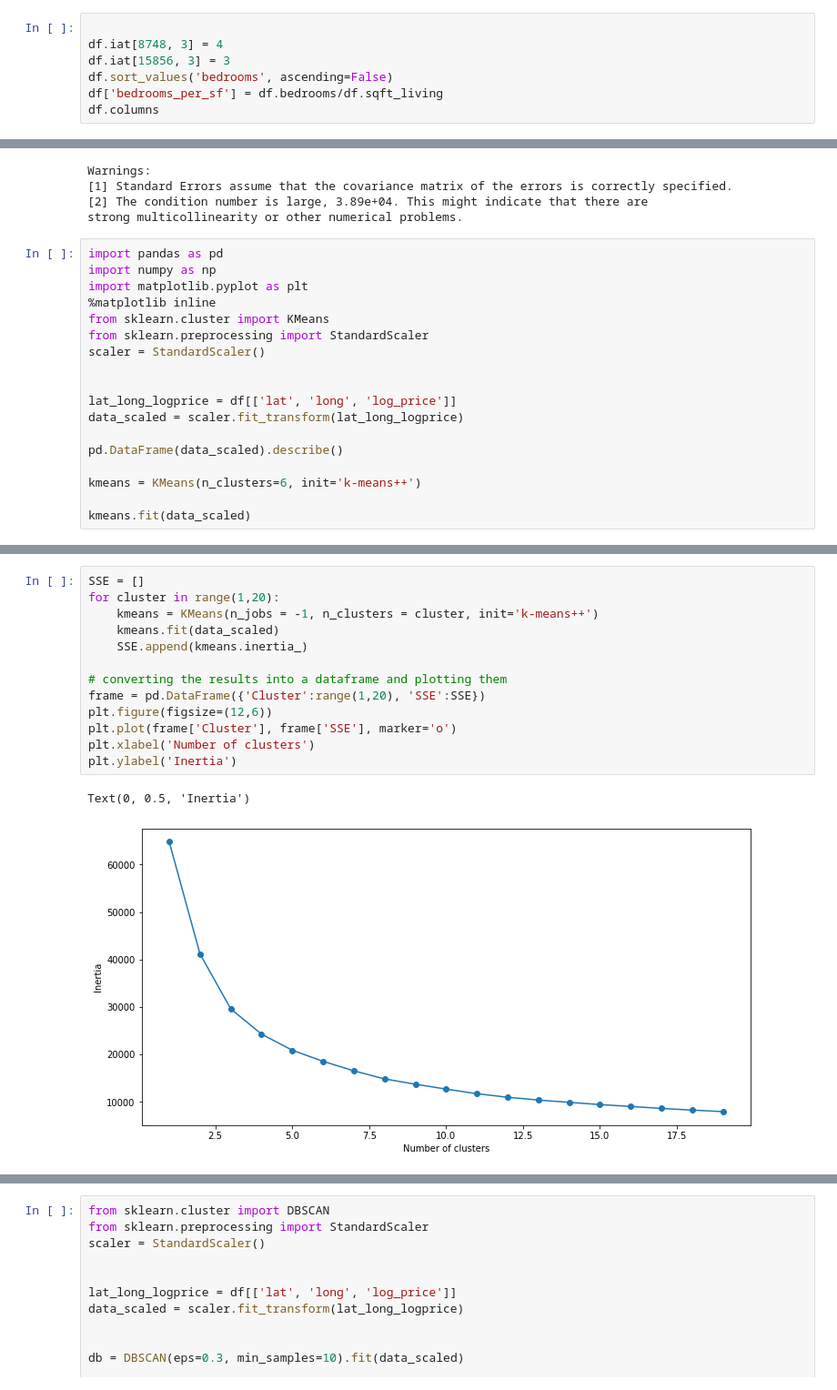
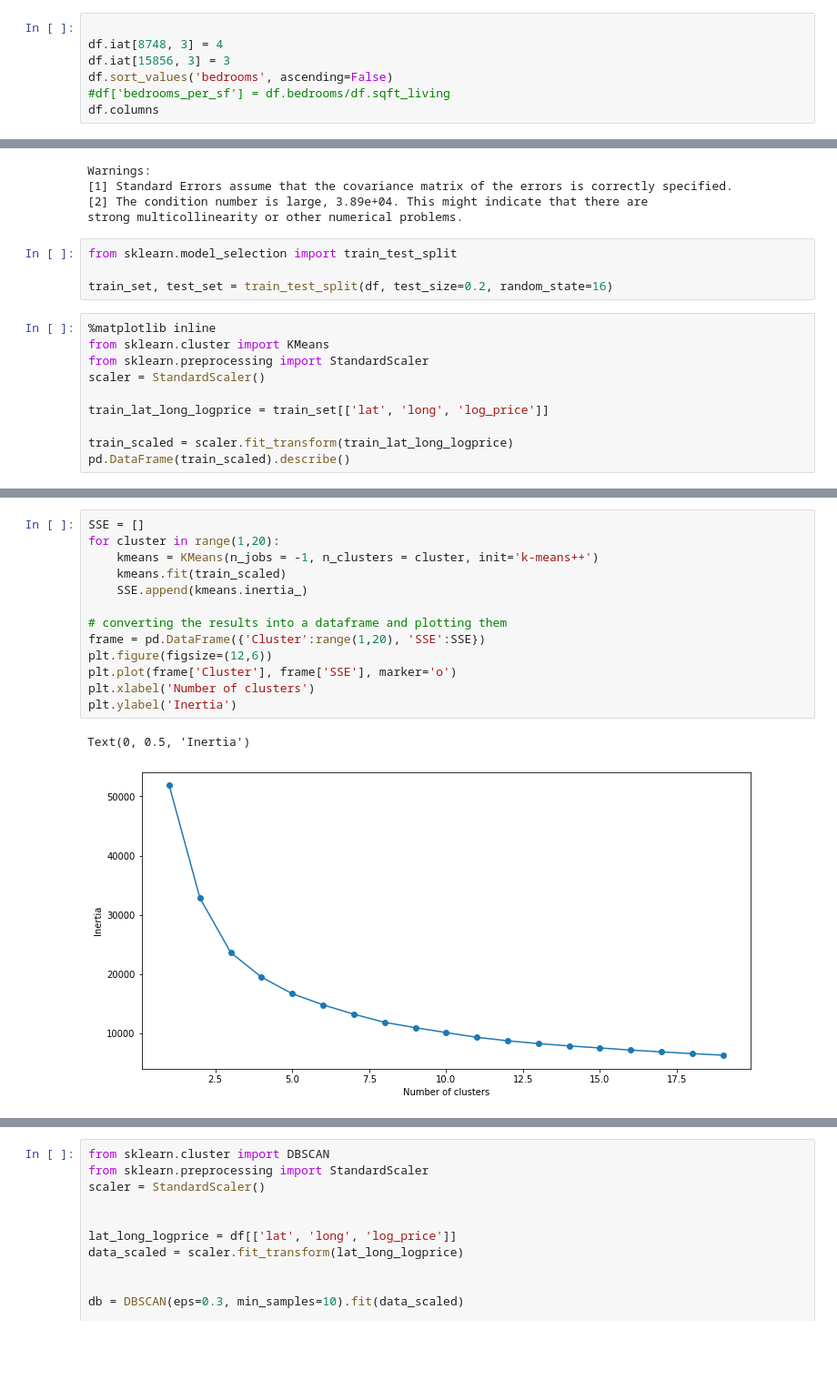
Before and after one commit to RavenNHW/Mod_2_Project, a Jupyter notebook: Executive Notebook.ipynb, the cells around one changed output, grey strips where cells are left out. Shown: that part at 91% size. Saved outputs shown, nothing was run; the diff lists cells and outputs as text; blank space fills up the shorter version.

```diff
--- a/Executive Notebook.ipynb
+++ b/Executive Notebook.ipynb
@@ -26,7 +26,7 @@ Index(['id', 'date', 'price', 'bedrooms', 'bathrooms', 'sqft_living',
 df.iat[8748, 3] = 4
 df.iat[15856, 3] = 3
 df.sort_values('bedrooms', ascending=False)
-df['bedrooms_per_sf'] = df.bedrooms/df.sqft_living
+#df['bedrooms_per_sf'] = df.bedrooms/df.sqft_living
 df.columns
 # %% [output]
 Index(['id', 'date', 'price', 'bedrooms', 'bathrooms', 'sqft_living',
@@ -156,22 +156,18 @@ Warnings:
 [1] Standard Errors assume that the covariance matrix of the errors is correctly specified.
 [2] The condition number is large, 3.89e+04. This might indicate that there are
 strong multicollinearity or other numerical problems.
+# %%
+from sklearn.model_selection import train_test_split
+
+train_set, test_set = train_test_split(df, test_size=0.2, random_state=16)
 # %%
-import pandas as pd
-import numpy as np
-import matplotlib.pyplot as plt
 %matplotlib inline
 from sklearn.cluster import KMeans
 from sklearn.preprocessing import StandardScaler
 scaler = StandardScaler()
 
+train_lat_long_logprice = train_set[['lat', 'long', 'log_price']]
 
-lat_long_logprice = df[['lat', 'long', 'log_price']]
-data_scaled = scaler.fit_transform(lat_long_logprice)
-
-pd.DataFrame(data_scaled).describe()
-
-kmeans = KMeans(n_clusters=6, init='k-means++')
-
-kmeans.fit(data_scaled)
+train_scaled = scaler.fit_transform(train_lat_long_logprice)
+pd.DataFrame(train_scaled).describe()
 # %% [output]
@@ -185,18 +183,18 @@ kmeans.inertia_
 # %%
 SSE = []
 for cluster in range(1,20):
     kmeans = KMeans(n_jobs = -1, n_clusters = cluster, init='k-means++')
-    kmeans.fit(data_scaled)
+    kmeans.fit(train_scaled)
     SSE.append(kmeans.inertia_)
 
 # converting the results into a dataframe and plotting them
 frame = pd.DataFrame({'Cluster':range(1,20), 'SSE':SSE})
 plt.figure(figsize=(12,6))
 plt.plot(frame['Cluster'], frame['SSE'], marker='o')
 plt.xlabel('Number of clusters')
 plt.ylabel('Inertia')
 # %% [output]
 Text(0, 0.5, 'Inertia')
-[figure, old version]
+[figure, new version]
 # %%
 kmeans = KMeans(n_jobs = -1, n_clusters = 5, init='k-means++')
```
Also changed, not shown: parts of 14 cells of this notebook.
